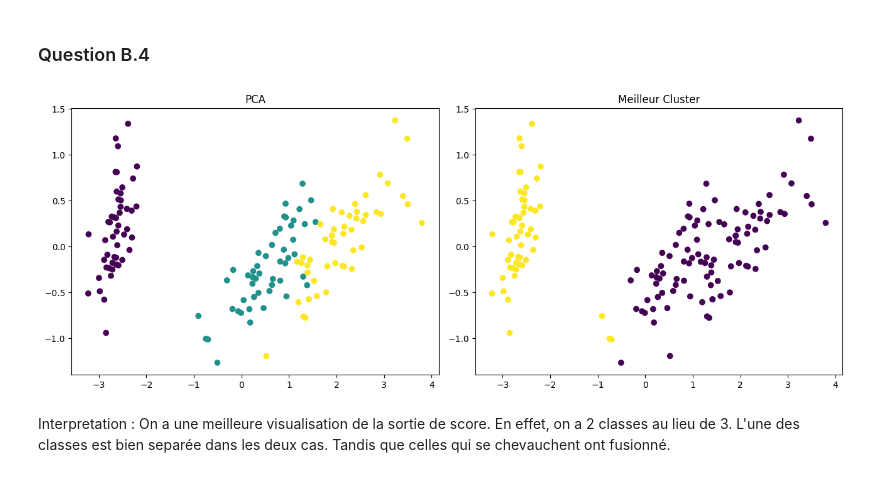
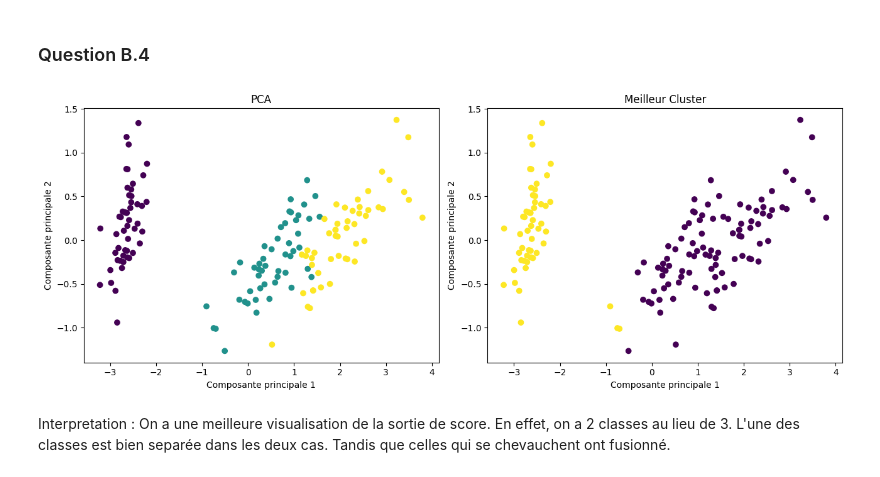
Before and after one commit to mathura-snth/Data-Science, a Jupyter notebook: TP5/tp5.ipynb, the cells around one changed output. Cells and saved outputs as stored; diff of their text form; code cells hidden in the pictures.

```diff
--- a/TP5/tp5.ipynb
+++ b/TP5/tp5.ipynb
@@ -168,19 +172,22 @@ Interpretation : La classe Y a 3 classes mais ici l'algo nous renvoie que 2 clas
 # %%
 pca = PCA()
 iris_pca = pca.fit_transform(X)
 
 fig, (ax1, ax2) = plt.subplots(1, 2, figsize=(13, 5))
 
 scatter1 = ax1.scatter(iris_pca[:, 0], iris_pca[:, 1], c=Y, cmap='viridis')
 ax1.set_title("PCA")
 
 scatter2 = ax2.scatter(iris_pca[:, 0], iris_pca[:, 1], c=meilleur_solution, cmap='viridis')
 ax2.set_title("Meilleur Cluster")
-
+ax1.set_xlabel("Composante principale 1")
+ax1.set_ylabel("Composante principale 2")
+ax2.set_xlabel("Composante principale 1")
+ax2.set_ylabel("Composante principale 2")
 plt.tight_layout()
 plt.show()
 # %% [output]
-[figure, old version]
+[figure, new version]
 # %% [markdown]
 Interpretation : On a une meilleure visualisation de la sortie de score. En effet, on a 2 classes au lieu de 3. L'une des classes est bien separée dans les deux cas. Tandis que celles qui se chevauchent ont fusionné.
 # %% [markdown]
```
Also changed, not shown: parts of 14 cells of this notebook.
